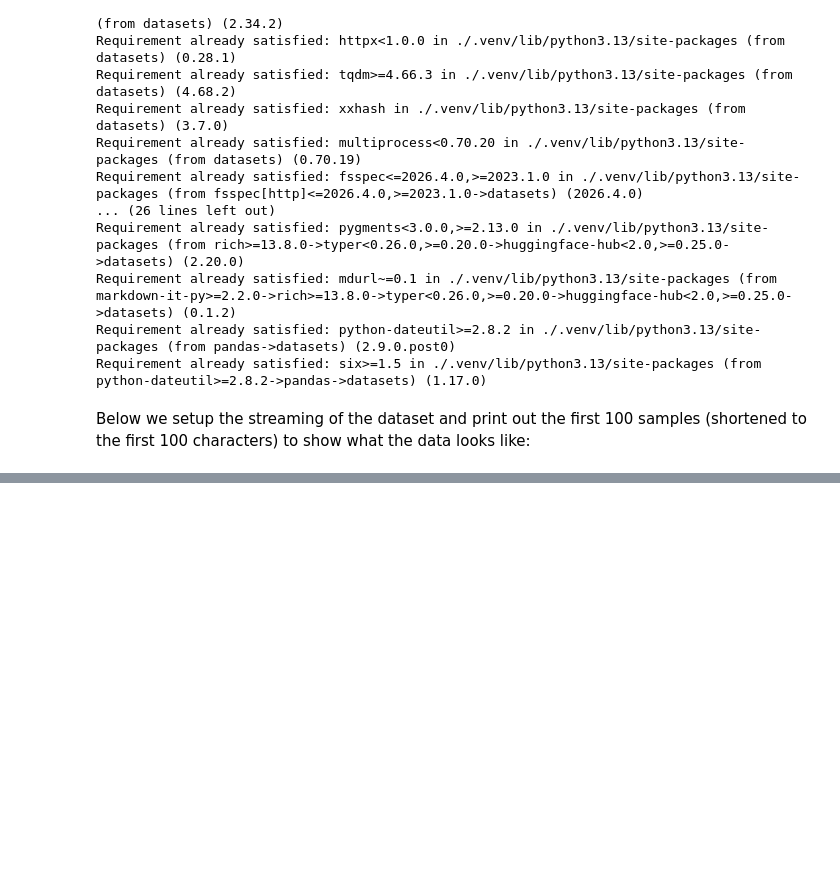
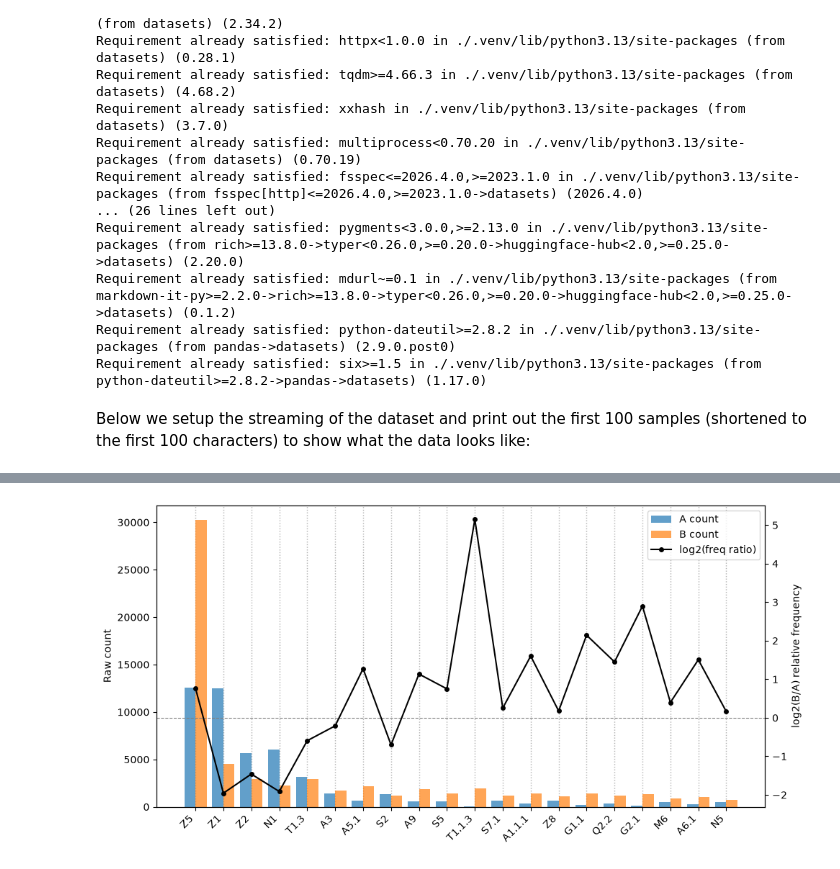
Before and after one commit to UCREL/pymusas_notebook, a Jupyter notebook: ucrel_summer_school.ipynb, the cells around one changed output, grey strips where cells are left out. Saved outputs shown, nothing was run; the diff lists cells and outputs as text; code cells hidden in the pictures; blank space fills up the shorter version.

```diff
--- a/ucrel_summer_school.ipynb
+++ b/ucrel_summer_school.ipynb
@@ -841,7 +903,0 @@ We can also do the same with the text and count how many times each word appears
-# %%
-
-# This time we need to limit the number of words displayed
-# otherwise the plot will have a long tail.
-# We use head(n=20) to display the top 20 words used.
-fig, ax = plt.subplots()
-df['Text'].str.lower().value_counts().head(n=20).plot(ax=ax, kind='bar')
@@ -854,3 +903,0 @@ count, we can exclude it as so:
-# %%
-fig, ax = plt.subplots()
-df.loc[df['POS']!='PUNCT', 'Text'].str.lower().value_counts().head(n=20).plot(ax=ax, kind='bar')
@@ -862,6 +903,0 @@ We can also exclude a set/list of specified words that might not be of interest,
-# %%
-fig, ax = plt.subplots()
-excluded_words = set(['the', 'and', 'of', 'in', 'its', 'has'])
-df.loc[(df['POS']!='PUNCT') & (~df['Text'].str.lower().isin(excluded_words)), 'Text']\
-    .str.lower().value_counts()\
-    .head(n=20).plot(ax=ax, kind='bar')
@@ -942,0 +990,12 @@ In the comparison bar graph above we can see that the word `of` and `the` appear
+# %%
+# Reset the target dataset iterable
+target_dataset_iterable = get_target_dataset_iterable(LANGUAGE)
+target_usas_counter, target_usas_token_counter = get_usas_tag_counts(target_dataset_iterable, nlp, POS_TAGS_TO_IGNORE, USAS_TAGS_TO_IGNORE, valid_usas_tags_set)
+
+print(f"Top 5 most common USAS tags:")
+for tag, count in target_usas_counter.most_common(5):
+    print(f'Tag: {tag!r} Count: {count:,} Tag Description: {usas_tag_description_mapper[tag]!r}')
+    print("Top 5 most frequent tokens for this USAS tag:")
+    for token, token_count in target_usas_token_counter[tag].most_common(5):
+        print(f"Token {token!r} Count: {token_count:,}")
+    print()
@@ -942,0 +1100,5 @@ In the comparison bar graph above we can see that the word `of` and `the` appear
+# %%
+plot_count_and_ratio(a=reference_usas_counter, b=target_usas_counter, sort_by="total", min_count=5)
+plt.show()
+# %% [output]
+[figure, added]
```
Also changed, not shown: parts of 81 cells of this notebook, 2 other files.
